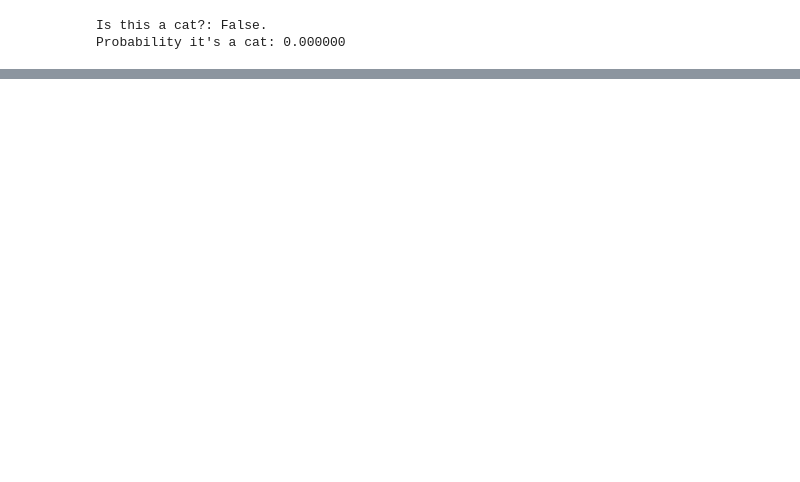
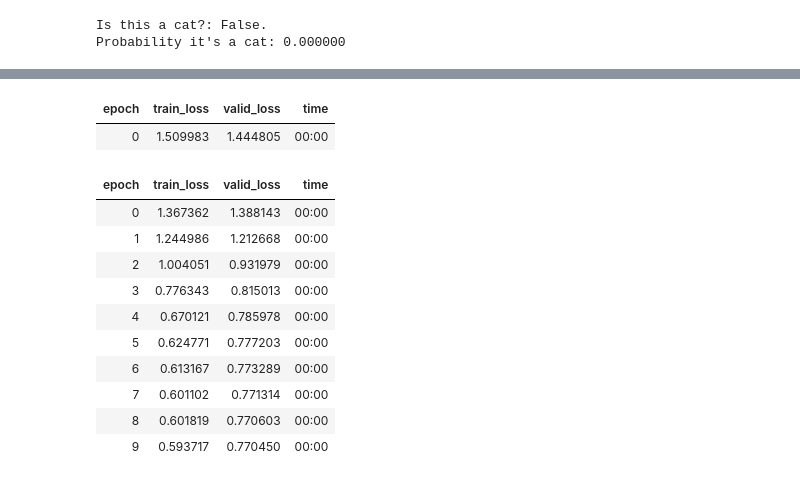
Before and after one commit to LZatTD/sankey, a Jupyter notebook: fastai.ipynb, the cells around one changed output, grey strips where cells are left out. Saved outputs shown, nothing was run; the diff lists cells and outputs as text; code cells hidden in the pictures; blank space fills up the shorter version.

```diff
--- a/fastai.ipynb
+++ b/fastai.ipynb
@@ -135,0 +154,7 @@ Path.ls
+# %%
+from fastai.collab import *
+path = untar_data(URLs.ML_SAMPLE)
+dls = CollabDataLoaders.from_csv(path/'ratings.csv')
+learn = collab_learner(dls, y_range=(0.5,5.5))
+learn.fine_tune(10)
+# %% [output]
@@ -135,0 +162,13 @@ Path.ls
+| epoch | train_loss | valid_loss | time |
+| 0 | 1.509983 | 1.444805 | 00:00 |
+| epoch | train_loss | valid_loss | time |
+| 0 | 1.367362 | 1.388143 | 00:00 |
+| 1 | 1.244986 | 1.212668 | 00:00 |
+| 2 | 1.004051 | 0.931979 | 00:00 |
+| 3 | 0.776343 | 0.815013 | 00:00 |
+| 4 | 0.670121 | 0.785978 | 00:00 |
+| 5 | 0.624771 | 0.777203 | 00:00 |
+| 6 | 0.613167 | 0.773289 | 00:00 |
+| 7 | 0.601102 | 0.771314 | 00:00 |
+| 8 | 0.601819 | 0.770603 | 00:00 |
+| 9 | 0.593717 | 0.770450 | 00:00 |
```
Also changed, not shown: parts of 12 cells of this notebook.
